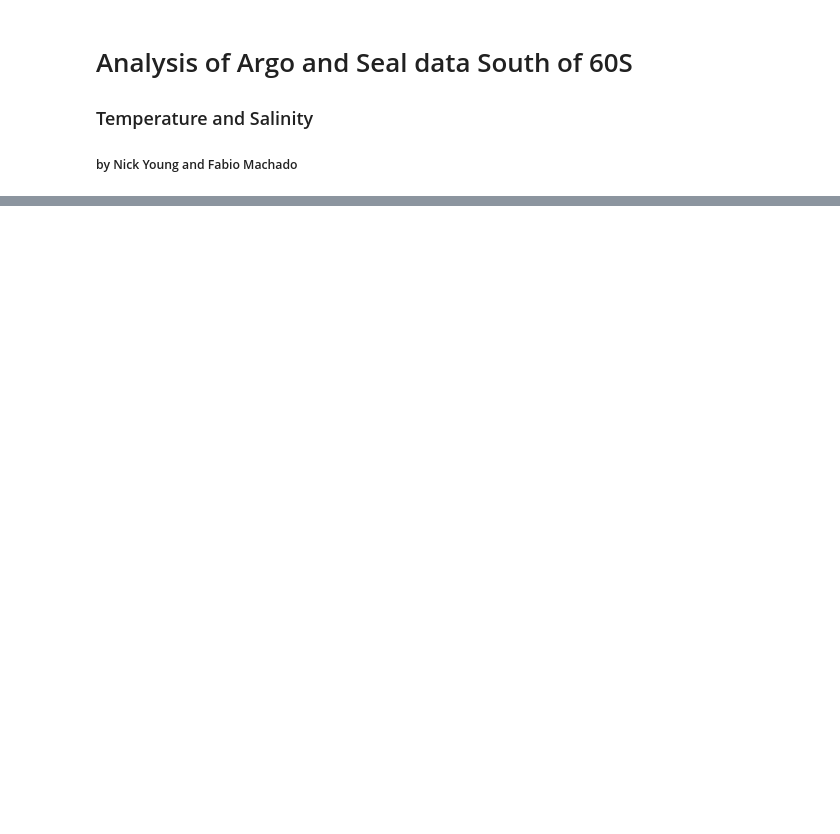
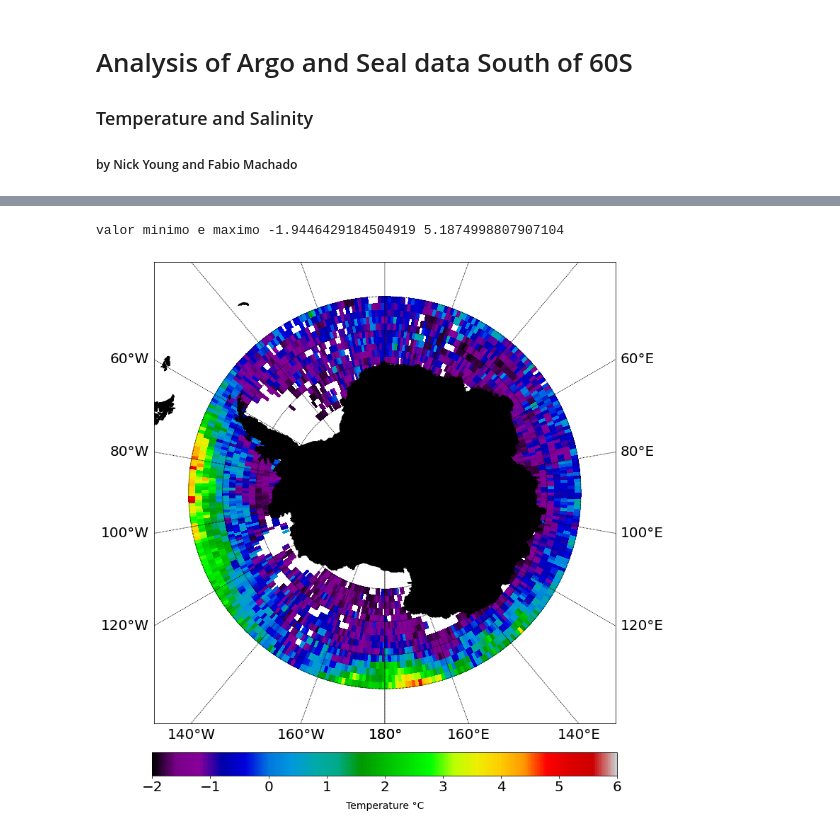
Before and after one commit to UoA-eResearch/argo, a Jupyter notebook: plot.ipynb, the cells around one changed output, grey strips where cells are left out. Saved outputs shown, nothing was run; the diff lists cells and outputs as text; code cells hidden in the pictures; blank space fills up the shorter version.

```diff
--- a/plot.ipynb
+++ b/plot.ipynb
@@ -587,16 +768,14 @@ def interp_nans(grid, method='linear'):
     return interp
 # %%
 # Titles and labels for figures
-a_title = "Argo Data"
-s_title = "Seal Data"
+a_title, s_title  = ["Argo Data", "Seal Data"]
 comb_title = "Argo+Seal Data"
 interp_title = "Interpolated Argo+Seal Data"
-msf = "Salinity mean field "
-mtf = "Temperature mean field "
-msd = "Density mean field "
-T_title = "Temperature"
-S_title = "Salinity"
-D_title = "Density"
+smf = "Salinity mean field "
+tmf = "Temperature mean field "
+dmf = "Density mean field "
+param_t, param_s = ["Temperature", "Salinity"]
+param_d = "Density"
 
 # Maximum and Minimum - temperature and Salinity
 smax, smin = [34.8, 32.5]
@@ -682,7 +904,7 @@ for month in range(1, 13):
     #plot_grid(seal_temp[:,:,0], title=title)
     title = comb_title + "\n0-10 decibar mean temperature for {}".format(calendar.month_abbr[month])
 #   title = "Argo+Seal data\n0-10 decibar mean temperature for {}\nMean across all points = {}".format(calendar.month_abbr[month], combmean)
-    #plot_grid(combined_temp[:,:,0], title=title)
+    plot_grid(combined_temp[:,:,0], title=title)
     title = interp_title + "\n0-10 decibar mean for {}".format(calendar.month_abbr[month])
     #plot_grid(interp_temp, title=title)
 # %%
@@ -692,7 +914,8 @@ resolution = 1
 #dbars = [0, 5, 10, 15, 20, 30, 50, 75, 100, 125, 150, 175, 190, 199]
 title="Temperature (ºC)"
 dbars = [0]
-tmin=-2.5;tmax=6;
+tmin, tmax = [-2.5, 6];
+
 for season in ["Winter", "Summer"]:
     try:
         #argo_pts_grid = np.load(f"argo_pts_grid_{season}.npy")
@@ -773,7 +996,7 @@ try:
 except:
     argo_temp_grid_withdepth = load_netcdf_grid(with_depth=True, resolution = resolution)
     seal_temp_grid_withdepth = load_netcdf_grid("seal", with_depth=True, resolution = resolution)
-    combined_temp_grid_withdepth = np.nanmean((argo_temp_grid_withdepth, seal_temp_grid_withdepth), axis=0)
+    combined_temp_grid_withdepth = load_netcdf_grid("*", with_depth=True, resolution = resolution)
     np.save("argo_temp_grid_withdepth", argo_temp_grid_withdepth)
     np.save("seal_temp_grid_withdepth", seal_temp_grid_withdepth)
     np.save("combined_temp_grid_withdepth", combined_temp_grid_withdepth)
@@ -814,20 +1071,25 @@ print(argo_temp_grid_withdepth.shape, seal_temp_grid_withdepth.shape, combined_t
 dbars = [0]
 # %%
 # Plot Climatological Temperature Field
-tmin, tmax =[-2, 3]
+tmin, tmax = [np.nanmin(combined_temp_grid_withdepth[:,:,db]),np.nanmax(combined_temp_grid_withdepth[:,:,db])]
+tmin, tmax = [np.rint(tmin), np.ceil(tmax)]
+
 for db in dbars:
     #Argo data\n0-10 decibar mean temperature for {}\nMean across all points = {}".format(calendar.month_abbr[month], argomean)
     #dbs = "{}-{} dbar".format(db*10, (db+1)*10)
     dbs = "between {}-{} dbar".format(db*10, (db+1)*10)
     #plot_grid(argo_temp_grid_withdepth[:,:,db], vmin=tmin, vmax=tmax)
     #plot_grid(seal_temp_grid_withdepth[:,:,db], vmin=tmin, vmax=tmax)
     print("valor minimo e maximo", np.nanmin(combined_temp_grid_withdepth[:,:,db]),np.nanmax(combined_temp_grid_withdepth[:,:,db]))
     plot_grid(combined_temp_grid_withdepth[:,:,db], resolution=resolution, vmin=tmin, vmax=tmax)
     #plot_grid(argo_temp_grid_withdepth[:,:,db], title=a_title + "\n" + mtf + dbs, resolution=resolution, vmin=tmin, vmax=tmax)
     #plot_grid(seal_temp_grid_withdepth[:,:,db], title=s_title + "\n" + mtf + dbs, resolution=resolution, vmin=tmin, vmax=tmax)
     #plot_grid(combined_temp_grid_withdepth[:,:,db], title=comb_title+ "\n"+ mtf + dbs, resolution=resolution, vmin=tmin, vmax=tmax)
     #plot_grid(combined_temp_grid_withdepth[:,:,db], title=dbs, resolution=resolution, vmin=tmin, vmax=tmax)
     #interp = interp_nans(combined_temp_grid_withdepth[:,:,db])
     #plot_grid(interp, title=interp_title + "\n" + mtf + dbs, resolution=resolution, vmin=tmin, vmax=tmax)
+# %% [output]
+valor minimo e maximo -1.9446429184504919 5.1874998807907104
+[figure, added]
 # %%
 # Plot Climatological Salinity Field
```
Also changed, not shown: parts of 33 cells of this notebook.
